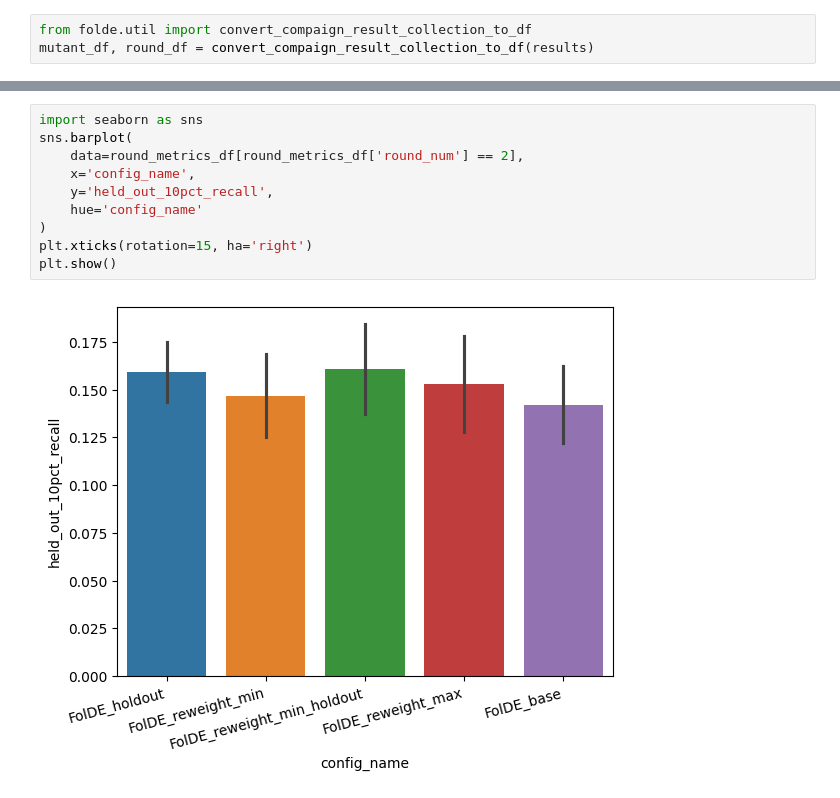
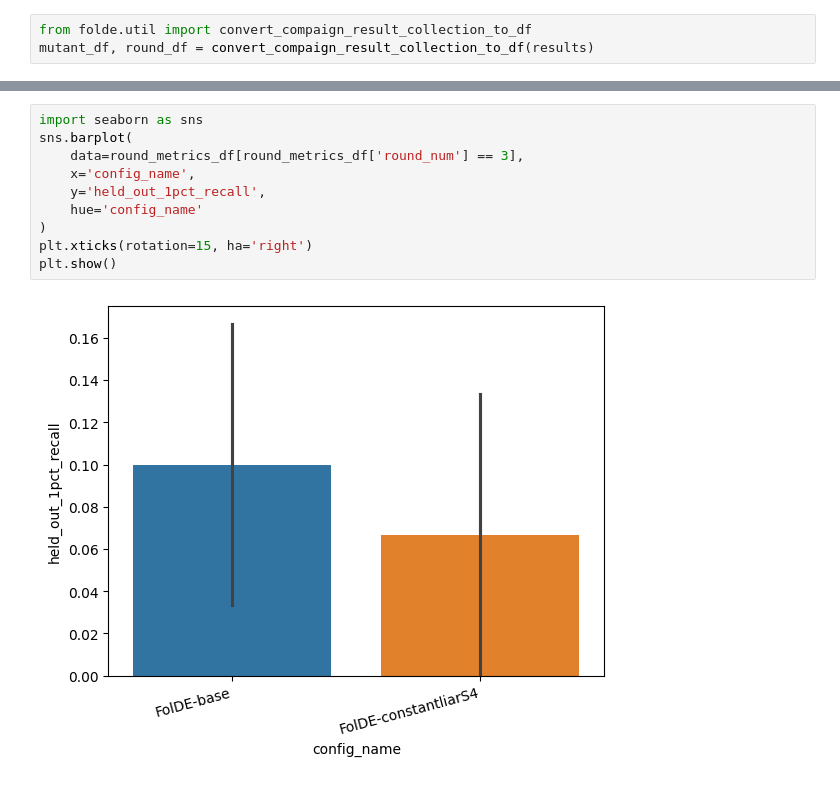
Before and after one commit to JBEI/foldy-internal, a Jupyter notebook: backend/src/notebooks/jacob/250520_reduce_val_loss.ipynb, the cells around one changed output, grey strips where cells are left out. Cells and saved outputs as stored; diff of their text form.

```diff
--- a/backend/src/notebooks/jacob/250520_reduce_val_loss.ipynb
+++ b/backend/src/notebooks/jacob/250520_reduce_val_loss.ipynb
@@ -391,12 +195,12 @@ Index(['dms_id', 'config_name', 'sim_num', 'variant_pool_size',
 # %%
 import seaborn as sns
 sns.barplot(
-    data=round_metrics_df[round_metrics_df['round_num'] == 2],
+    data=round_metrics_df[round_metrics_df['round_num'] == 3],
     x='config_name',
-    y='held_out_10pct_recall',
+    y='held_out_1pct_recall',
     hue='config_name'
 )
 plt.xticks(rotation=15, ha='right')
 plt.show()
 # %% [output]
-[figure, old version]
+[figure, new version]
```
Also changed, not shown: parts of 10 cells of this notebook, 4 other files.
